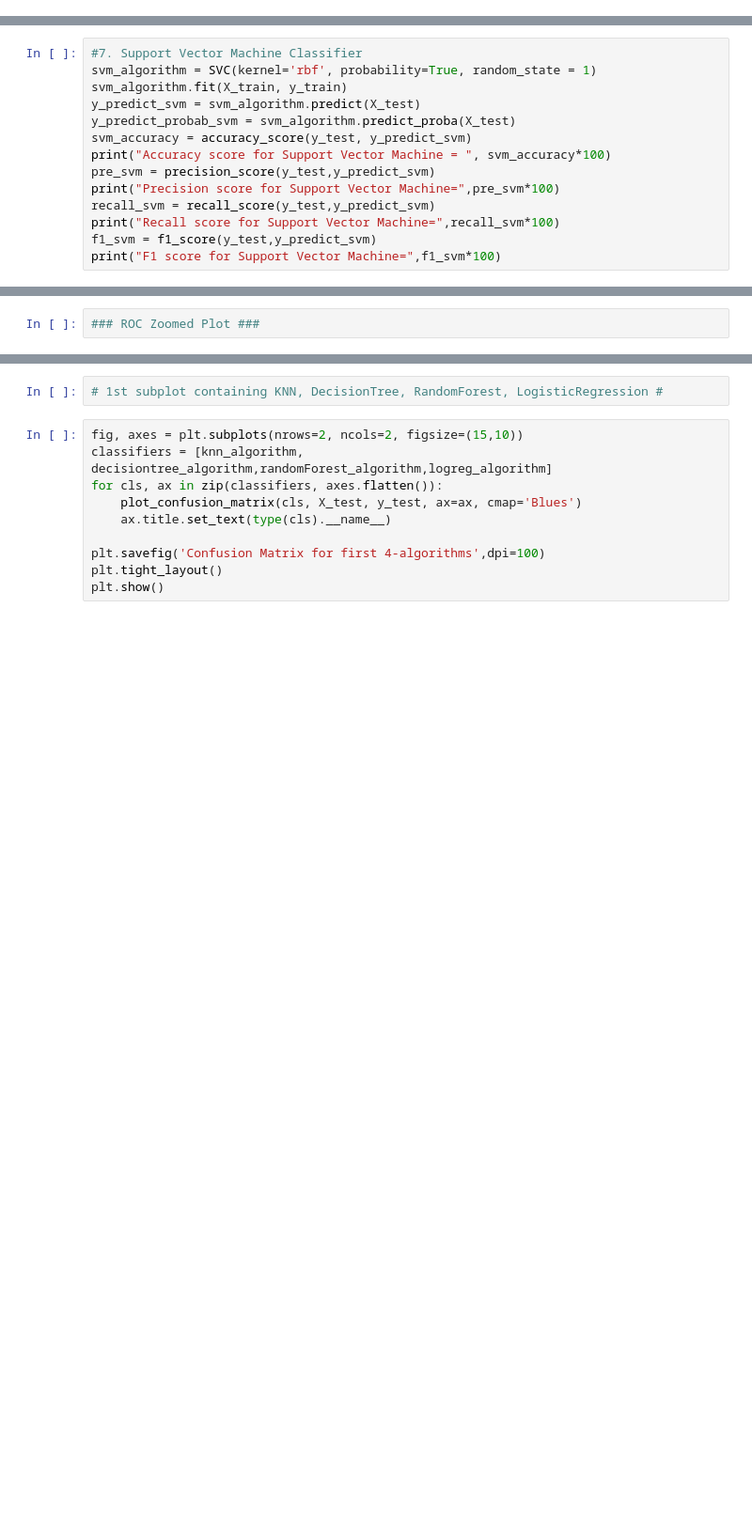
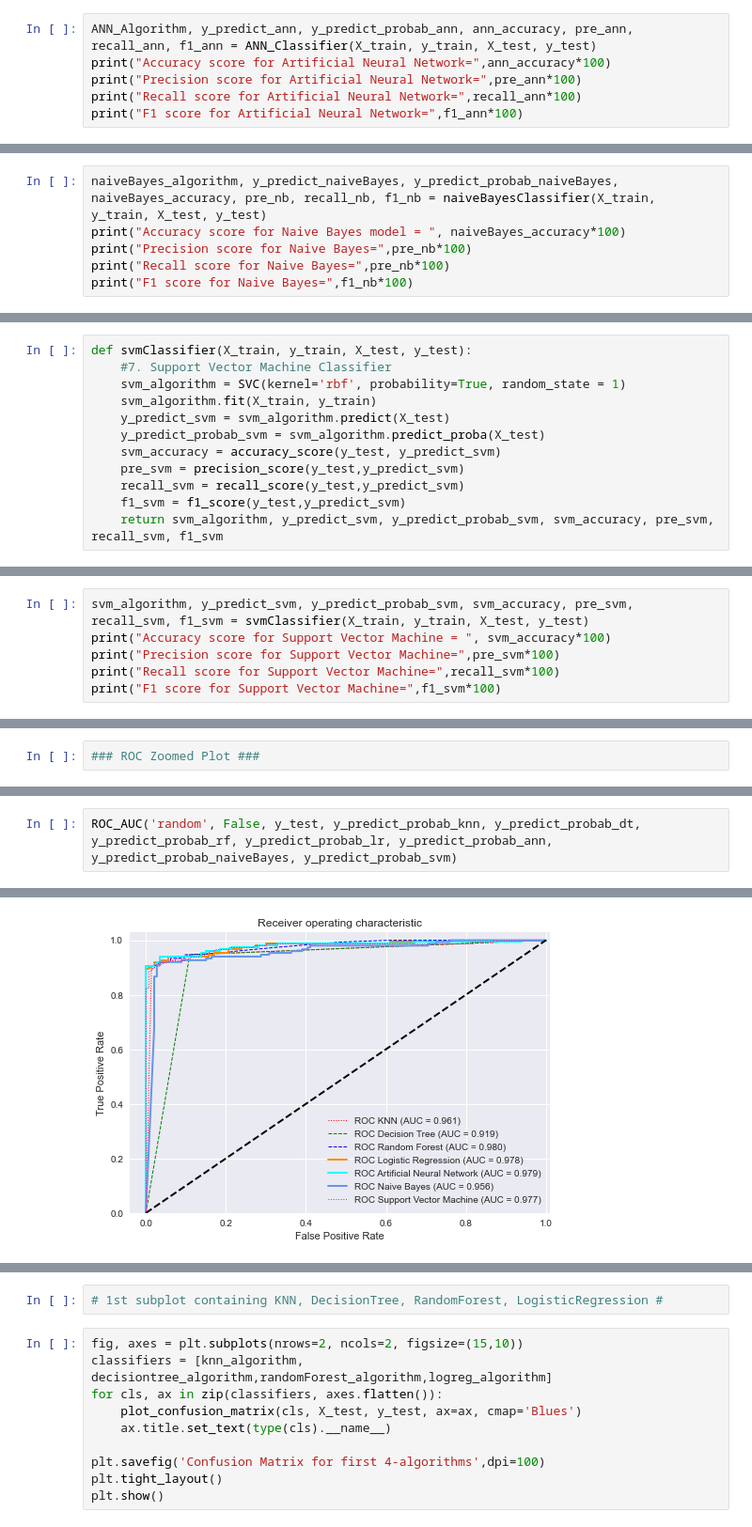
Before and after one commit to NehaDas25/DataScience_CS5661, a Jupyter notebook: Credit_Card_Fraud_Detection.ipynb, the cells around one changed output, grey strips where cells are left out. Shown: that part at 94% size. Drawn from its saved outputs; the diff is of its cells as text; blank space fills up the shorter version.

```diff
--- a/Credit_Card_Fraud_Detection.ipynb
+++ b/Credit_Card_Fraud_Detection.ipynb
@@ -370,0 +509,6 @@ F1 score for Artificial Neural Network= 95.27027027027025
+# %%
+ANN_Algorithm, y_predict_ann, y_predict_probab_ann, ann_accuracy, pre_ann, recall_ann, f1_ann = ANN_Classifier(X_train, y_train, X_test, y_test)
+print("Accuracy score for Artificial Neural Network=",ann_accuracy*100)
+print("Precision score for Artificial Neural Network=",pre_ann*100)
+print("Recall score for Artificial Neural Network=",recall_ann*100)
+print("F1 score for Artificial Neural Network=",f1_ann*100)
@@ -389,0 +573,6 @@ F1 score for Naive Bayes= 90.71428571428571
+# %%
+naiveBayes_algorithm, y_predict_naiveBayes, y_predict_probab_naiveBayes, naiveBayes_accuracy, pre_nb, recall_nb, f1_nb = naiveBayesClassifier(X_train, y_train, X_test, y_test)
+print("Accuracy score for Naive Bayes model = ", naiveBayes_accuracy*100)
+print("Precision score for Naive Bayes=",pre_nb*100)
+print("Recall score for Naive Bayes=",pre_nb*100)
+print("F1 score for Naive Bayes=",f1_nb*100)
@@ -390,14 +597,12 @@ F1 score for Naive Bayes= 90.71428571428571
 # %%
-#7. Support Vector Machine Classifier
-svm_algorithm = SVC(kernel='rbf', probability=True, random_state = 1)
-svm_algorithm.fit(X_train, y_train)
-y_predict_svm = svm_algorithm.predict(X_test)
-y_predict_probab_svm = svm_algorithm.predict_proba(X_test)
-svm_accuracy = accuracy_score(y_test, y_predict_svm)
-print("Accuracy score for Support Vector Machine = ", svm_accuracy*100)
-pre_svm = precision_score(y_test,y_predict_svm)
-print("Precision score for Support Vector Machine=",pre_svm*100)
-recall_svm = recall_score(y_test,y_predict_svm)
-print("Recall score for Support Vector Machine=",recall_svm*100)
-f1_svm = f1_score(y_test,y_predict_svm)
-print("F1 score for Support Vector Machine=",f1_svm*100)
+def svmClassifier(X_train, y_train, X_test, y_test):
+    #7. Support Vector Machine Classifier
+    svm_algorithm = SVC(kernel='rbf', probability=True, random_state = 1)
+    svm_algorithm.fit(X_train, y_train)
+    y_predict_svm = svm_algorithm.predict(X_test)
+    y_predict_probab_svm = svm_algorithm.predict_proba(X_test)
+    svm_accuracy = accuracy_score(y_test, y_predict_svm)
+    pre_svm = precision_score(y_test,y_predict_svm)
+    recall_svm = recall_score(y_test,y_predict_svm)
+    f1_svm = f1_score(y_test,y_predict_svm)
+    return svm_algorithm, y_predict_svm, y_predict_probab_svm, svm_accuracy, pre_svm, recall_svm, f1_svm
@@ -494,0 +609,6 @@ plt.show()
+# %%
+svm_algorithm, y_predict_svm, y_predict_probab_svm, svm_accuracy, pre_svm, recall_svm, f1_svm = svmClassifier(X_train, y_train, X_test, y_test)
+print("Accuracy score for Support Vector Machine = ", svm_accuracy*100)
+print("Precision score for Support Vector Machine=",pre_svm*100)
+print("Recall score for Support Vector Machine=",recall_svm*100)
+print("F1 score for Support Vector Machine=",f1_svm*100)
@@ -533,0 +716,3 @@ plt.show()
+# %%
+ROC_AUC('random', False, y_test, y_predict_probab_knn, y_predict_probab_dt, y_predict_probab_rf, y_predict_probab_lr, y_predict_probab_ann, y_predict_probab_naiveBayes, y_predict_probab_svm)
+# %% [output]
@@ -533,0 +726 @@ plt.show()
+[figure, added]
```
Also changed, not shown: parts of 78 cells of this notebook, 14 other files.
